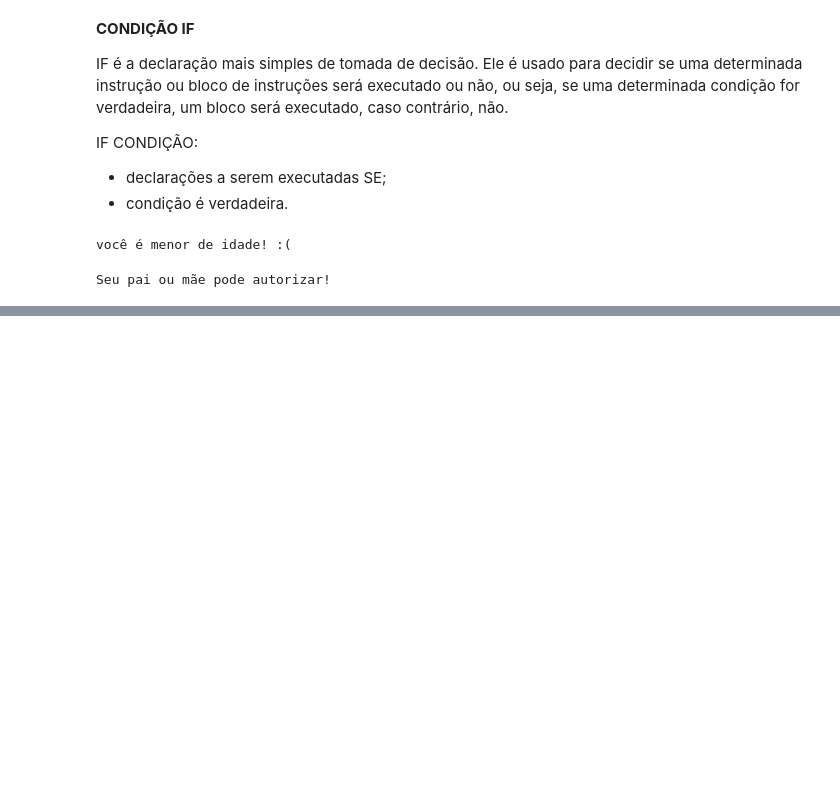
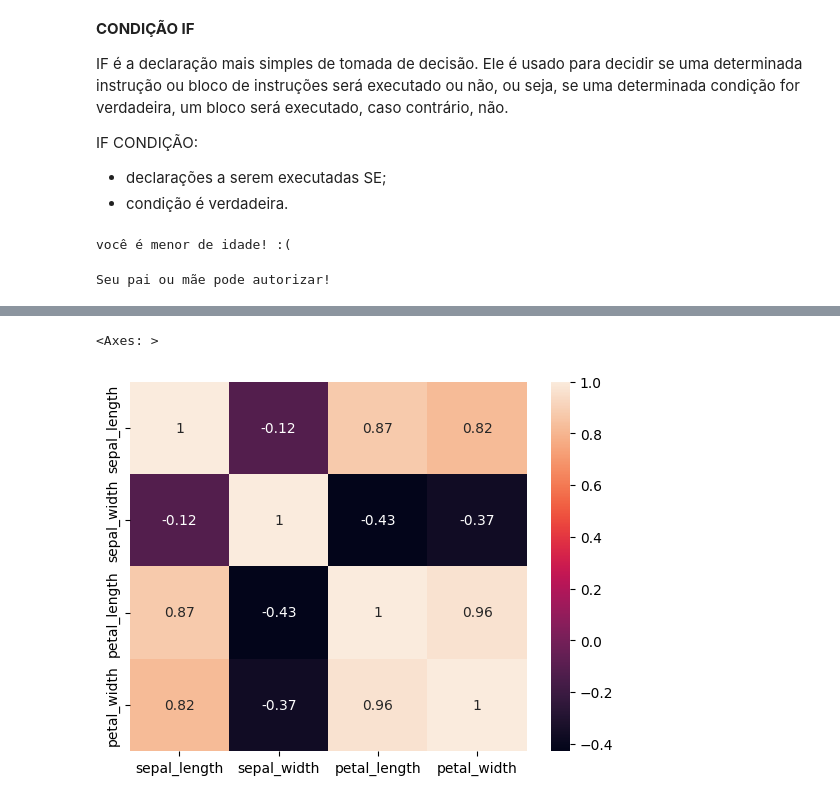
Before and after one commit to bitwoman/python_para_analise_de_dados, a Jupyter notebook: Python_para_Análise_de_Dados.ipynb, the cells around one changed output, grey strips where cells are left out. Cells and saved outputs as stored; diff of their text form; code cells hidden in the pictures; blank space fills up the shorter version.

```diff
--- a/Python_para_Análise_de_Dados.ipynb
+++ b/Python_para_Análise_de_Dados.ipynb
@@ -860,0 +1397,5 @@ Seu pai ou mãe pode autorizar!
+# %%
+sns.heatmap(baseDados.corr(), annot=True) # quando está mais linear
+# %% [output]
+<Axes: >
+[figure, added]
```
Also changed, not shown: parts of 115 cells of this notebook.
